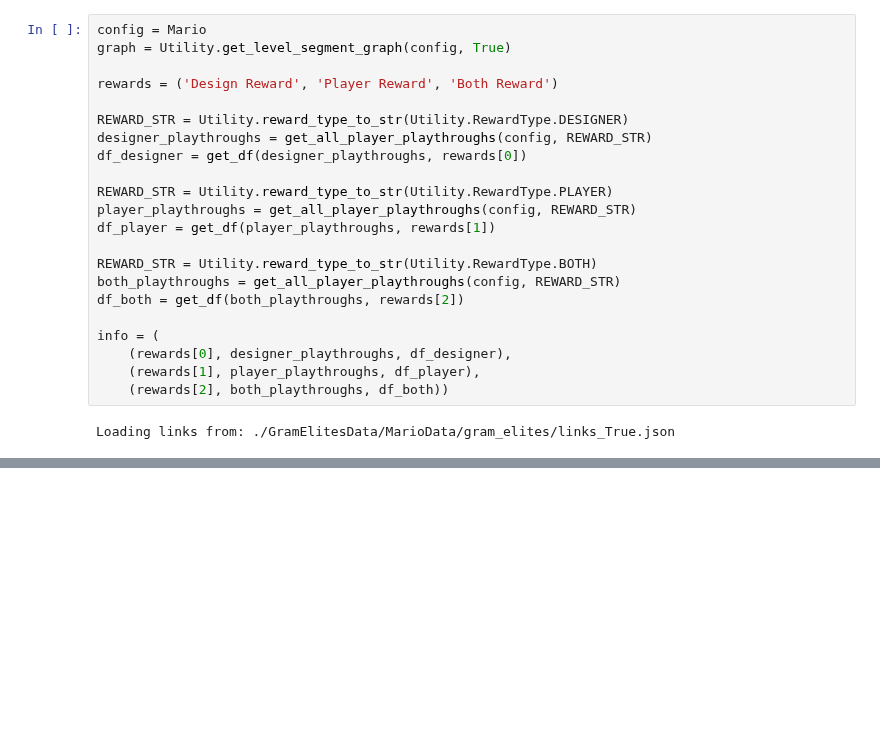
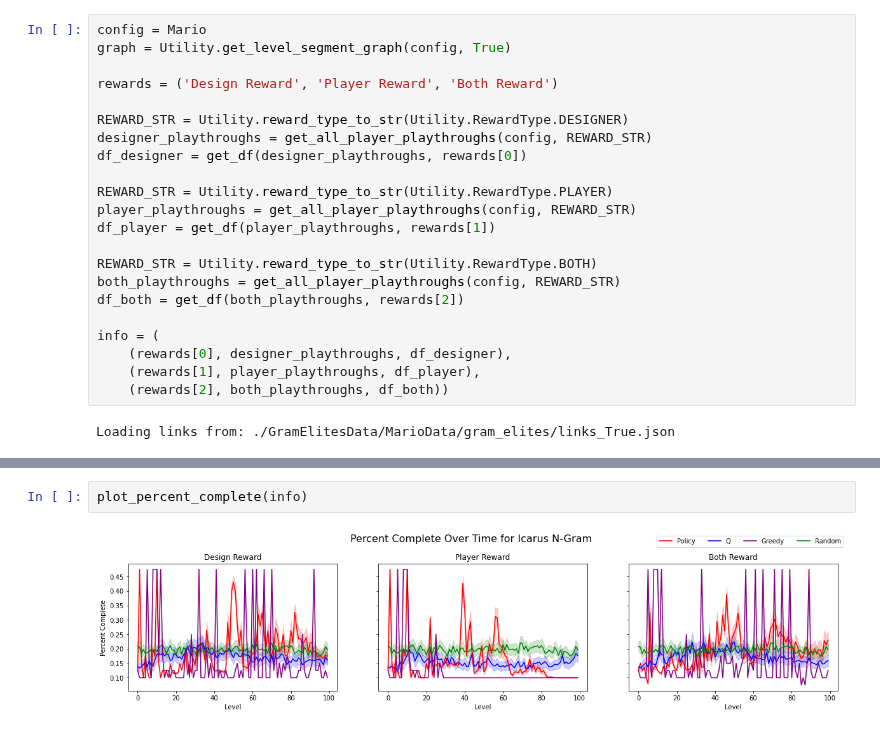
Before and after one commit to crowdgames/mdp-level-assembly, a Jupyter notebook: Analysis.ipynb, the cells around one changed output, grey strips where cells are left out. Cells and saved outputs as stored; diff of their text form; blank space fills up the shorter version.

```diff
--- a/Analysis.ipynb
+++ b/Analysis.ipynb
@@ -257,0 +373,4 @@ heatmap(info, graph, config.MAX_BC, 'Mediocre Player Likes High B')
+# %%
+plot_percent_complete(info)
+# %% [output]
+[figure, added]
```
Also changed, not shown: parts of 11 cells of this notebook, 26 other files.
